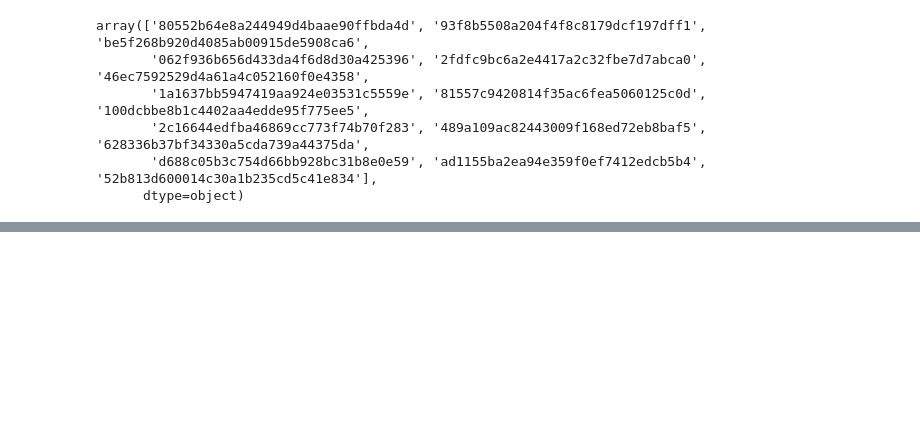
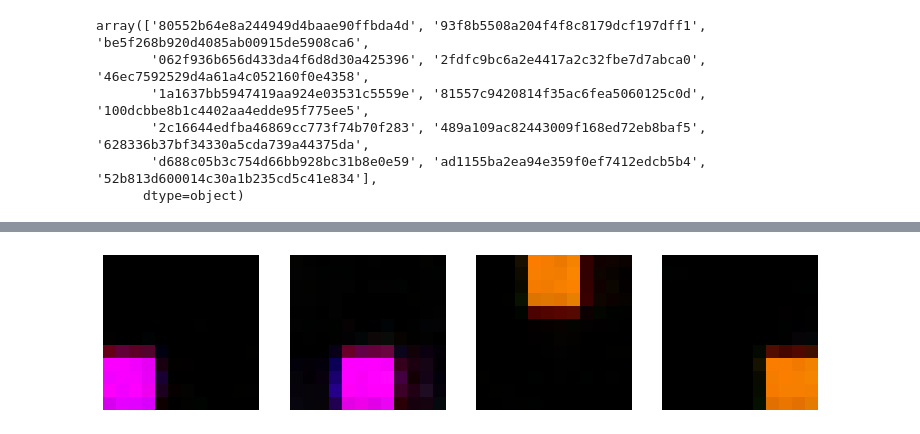
Before and after one commit to nuric/pix2rule, a Jupyter notebook: analyse_relsgame.ipynb, the cells around one changed output, grey strips where cells are left out. Drawn from its saved outputs; the diff is of its cells as text; code cells hidden in the pictures; blank space fills up the shorter version.

```diff
--- a/analyse_relsgame.ipynb
+++ b/analyse_relsgame.ipynb
@@ -192,0 +187,4 @@ plot_batch({k: report[k][idxs] for k in ['image', 'task_id', 'label'] if k in re
+# %%
+plot_batch({'in_image': report['reconstructions'][idxs[0]]}, plot_image, size=5)
+# %% [output]
+[figure, added]
```
Also changed, not shown: parts of 21 cells of this notebook, 2 other files.
